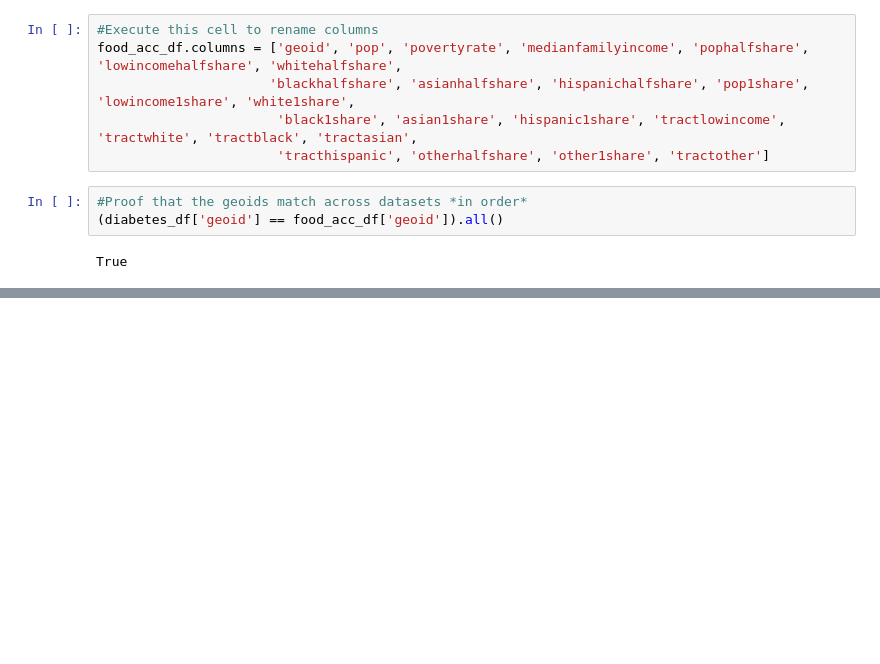
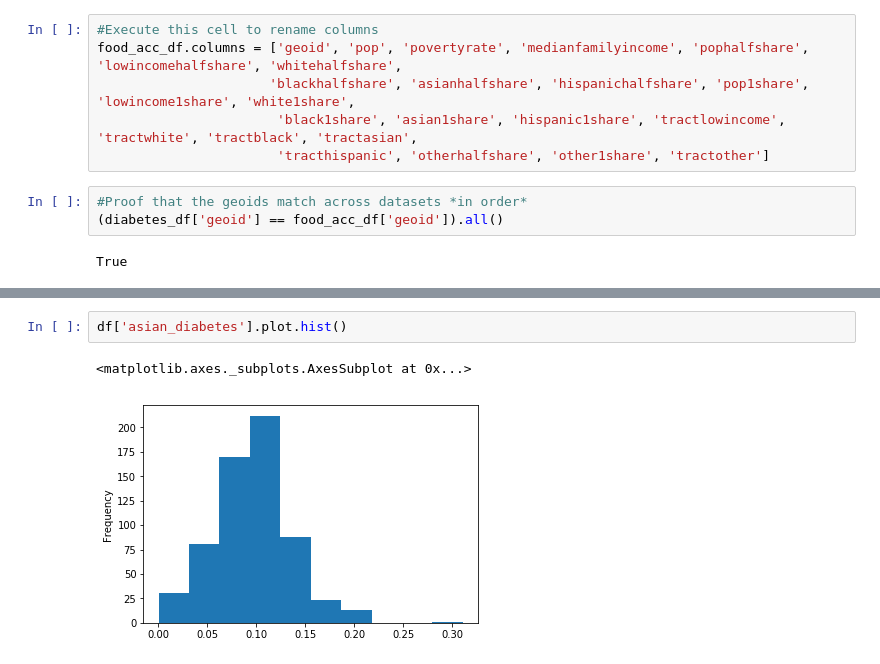
Before and after one commit to aliaawni/COGS108FinalProject, a Jupyter notebook: Data processing.ipynb, the cells around one changed output, grey strips where cells are left out. Drawn from its saved outputs; the diff is of its cells as text; blank space fills up the shorter version.

```diff
--- a/Data processing.ipynb
+++ b/Data processing.ipynb
@@ -137,0 +187,5 @@ Index(['geoid', 'pop', 'povertyrate', 'medianfamilyincome', 'pophalfshare',
+# %%
+df['asian_diabetes'].plot.hist()
+# %% [output]
+<matplotlib.axes._subplots.AxesSubplot at 0x...>
+[figure, added]
```
Also changed, not shown: parts of 11 cells of this notebook.
